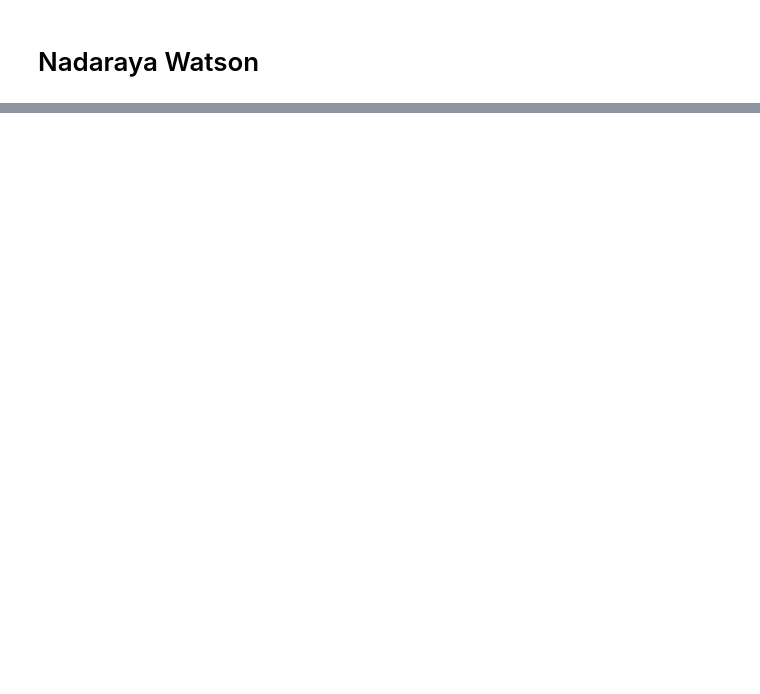
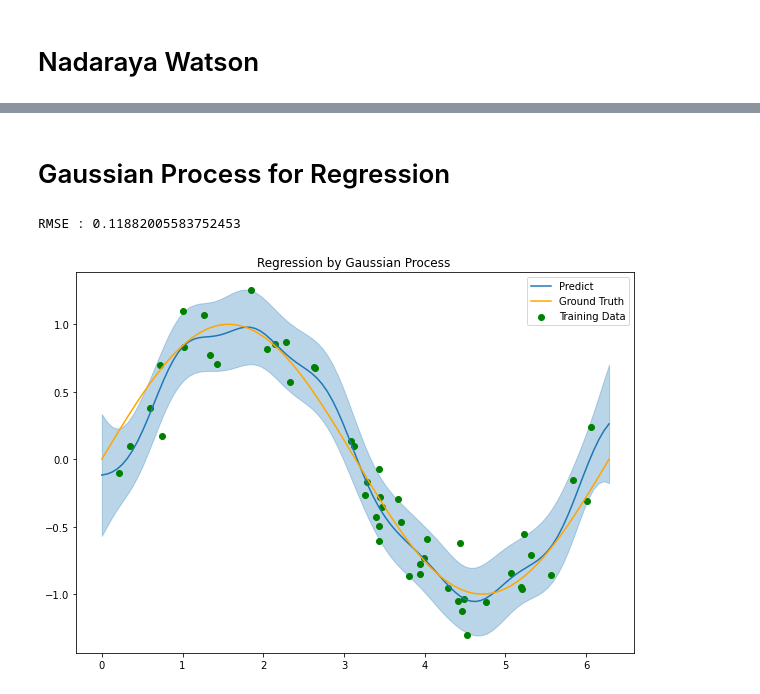
Before and after one commit to negRhlk/PRML, a Jupyter notebook: chapter6_short_ver.ipynb, the cells around one changed output, grey strips where cells are left out. Drawn from its saved outputs; the diff is of its cells as text; code cells hidden in the pictures; blank space fills up the shorter version.

```diff
--- a/chapter6_short_ver.ipynb
+++ b/chapter6_short_ver.ipynb
@@ -79,0 +85,13 @@ RMSE : 0.26303776850923594
+# %% [markdown]
+# Gaussian Process for Regression
+# %%
+gp = GaussianProcessRegression(beta=20.0,kernel="Gaussian",sigma=0.5)
+
+generator = RegressionDataGenerator(f)
+
+X,y = generator(lower=0,upper=2*np.pi,std=0.2)
+gp.fit(X,y)
+plot_regression1D_with_std(X,y,gp,"Regression by Gaussian Process ",f)
+# %% [output]
+RMSE : 0.11882005583752453
+[figure, added]
```
Also changed, not shown: parts of 9 cells of this notebook, 1 other file.
